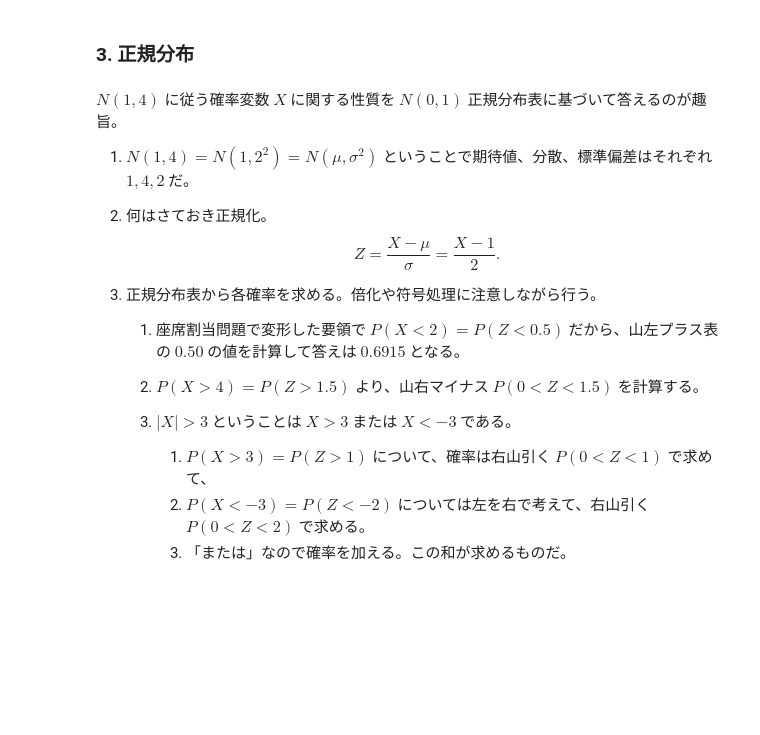
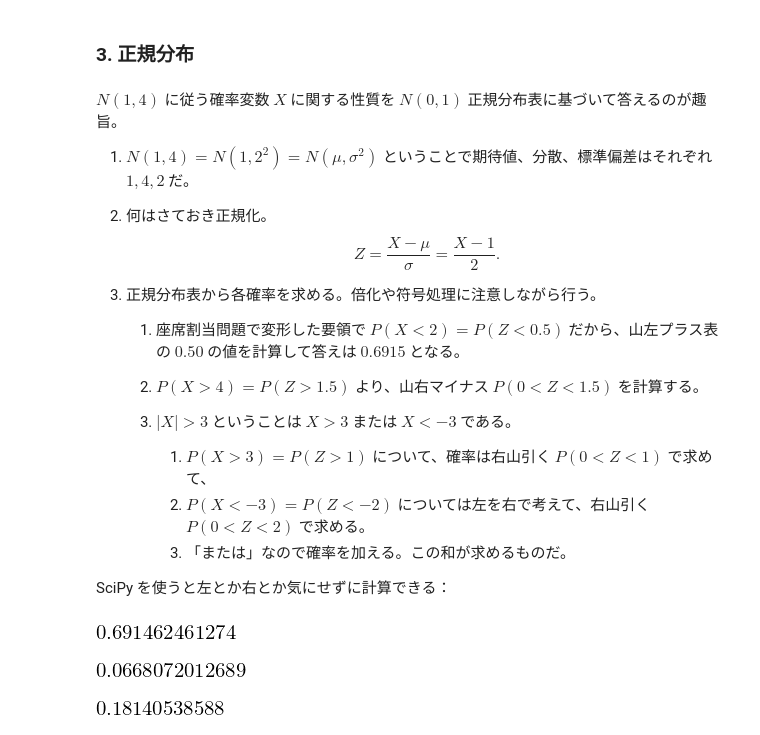
Before and after one commit to showa-yojyo/jupyter-notebooks, a Jupyter notebook: kosugi11/chapter2.ipynb, the cells around one changed output. Drawn from its saved outputs; the diff is of its cells as text; code cells hidden in the pictures; blank space fills up the shorter version.

```diff
--- a/kosugi11/chapter2.ipynb
+++ b/kosugi11/chapter2.ipynb
@@ -633,3 +636,19 @@ $N(1, 4)$ に従う確率変数 $X$ に関する性質を $N(0, 1)$ 正規分布
       1. $P(X > 3) = P(Z > 1)$ について、確率は右山引く $P(0 < Z < 1)$ で求めて、
       2. $P(X < -3) = P(Z < -2)$ については左を右で考えて、右山引く $P(0 < Z < 2)$ で求める。
       3. 「または」なので確率を加える。この和が求めるものだ。
+
+SciPy を使うと左とか右とか気にせずに計算できる：
+# %%
+from scipy.stats import norm
+X = norm(0, 1)
+X.cdf(0.5)
+# %% [output]
+[figure, added]
+# %%
+1 - X.cdf(1.5)
+# %% [output]
+[figure, added]
+# %%
+(1 - X.cdf(1)) + X.cdf(-2)
+# %% [output]
+[figure, added]
```
Also changed, not shown: parts of 3 cells of this notebook.
